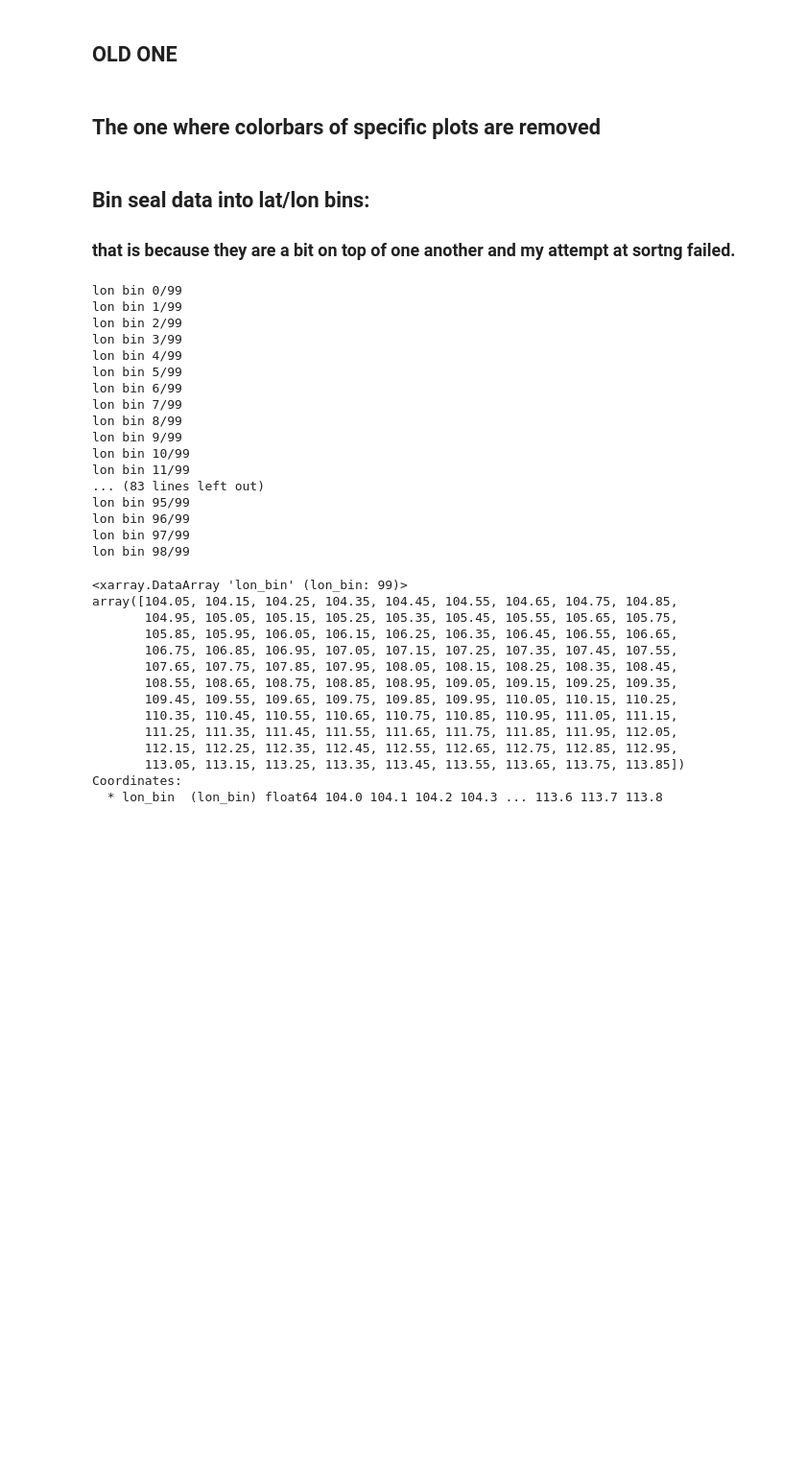
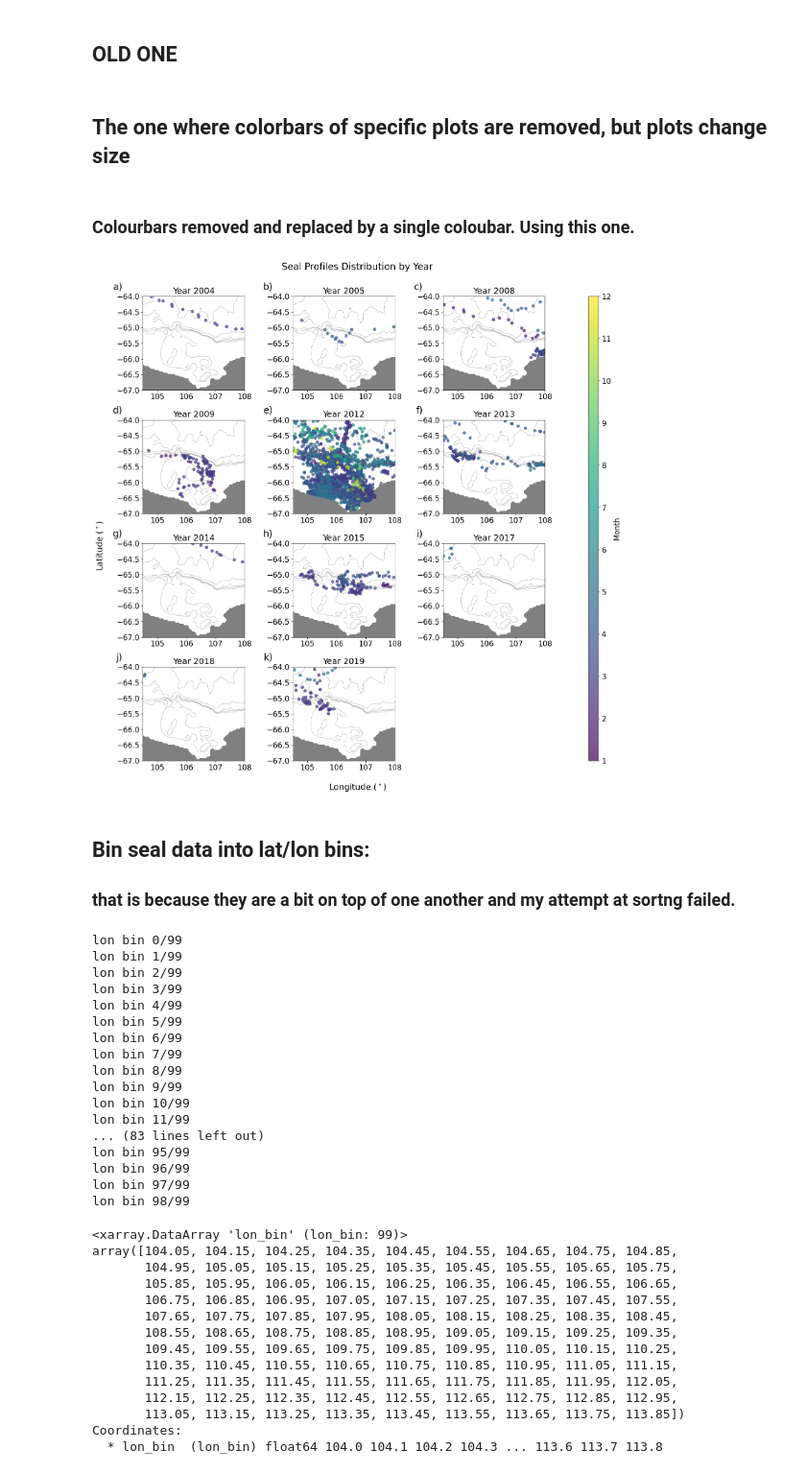
Before and after one commit to ribeiron/ScriptsChapter3, a Jupyter notebook: Fig2a-b.ipynb, the cells around one changed output. Shown at 96% size. Drawn from its saved outputs; the diff is of its cells as text; code cells hidden in the pictures; blank space fills up the shorter version.

Commit message:
removing extra coloubars

```diff
--- a/Fig2a-b.ipynb
+++ b/Fig2a-b.ipynb
@@ -620,7 +622,7 @@ plt.tight_layout()
 # Show the plot
 plt.show()
 # %% [markdown]
-## The one where colorbars of specific plots are removed
+## The one where colorbars of specific plots are removed, but plots change size
 # %%
 
 import matplotlib.pyplot as plt
@@ -717,6 +719,83 @@ plt.savefig(filestr, dpi=600, bbox_inches='tight')
 
 # Show the plot
 plt.show()
+# %% [markdown]
+### Colourbars removed and replaced by a single coloubar. Using this one.
+# %%
+import matplotlib.pyplot as plt
+import numpy as np
+import matplotlib.gridspec as gridspec
+
+# Sample data
+years = np.array([2004, 2005, 2008, 2009, 2012, 2013, 2014, 2015, 2017, 2018, 2019])
+
+# Calculate subplot grid size
+num_cols = 3
+num_rows = -(-len(years) // num_cols)  # Ceiling division
+
+# Create figure and grid spec
+fig = plt.figure(figsize=(16, 16))
+gs = gridspec.GridSpec(num_rows, num_cols + 1, width_ratios=[1] * num_cols + [0.05])  # Extra column for colorbar
+
+axs = [fig.add_subplot(gs[i // num_cols, i % num_cols]) for i in range(len(years))]
+
+alphabet = 'abcdefghijklmnopqrstuvwxyz'
+scatters = []
+
+for i, year in enumerate(years):
+    ax = axs[i]
+
+    # Replace with actual data
+    year_data = profile_data_copy['year_obs'].values
+    indices = np.where(year_data == year)[0]
+
+    if len(indices) > 0:
+        lat_data = profile_data_copy['lat_obs'].values[indices]
+        lon_data = profile_data_copy['lon_obs'].values[indices] - 360
+        month_data = profile_data_copy['month_obs'].values[indices]
+
+        scatter = ax.scatter(lon_data, lat_data, c=month_data, cmap='viridis', alpha=0.7, vmin=1, vmax=12)
+        scatters.append(scatter)
+
+        ax.contour(ht.xt_ocean, ht.yt_ocean, ht, levels=[600, 800, 1000, 2000, 3000], colors='gray', linewidths=0.5)
+        ax.contourf(ht.xt_ocean, ht.yt_ocean, land_mask, colors='grey')
+
+        ax.set_title(f'Year {year}', fontsize=18)
+        ax.tick_params(labelsize=16)
+        ax.set_ylim((-67, -64))
+        ax.set_xlim((-255, -248))
+        ax.set_xticklabels([-255 + 359, -254 + 359, -253 + 359, -252 + 359, -251 + 359, -250 + 359, -249 + 359, -248 + 359])
+
+        ax.text(-0.2, 1.15, f'{alphabet[i]})', transform=ax.transAxes, fontsize=20, va='top', ha='right')
+
+    else:
+        ax.set_visible(False)
+
+# Create a single vertical colorbar on the right side
+gs = gridspec.GridSpec(num_rows, num_cols + 1, width_ratios=[1] * num_cols + [0.1])
+cbar_ax = fig.add_subplot(gs[:, -1])  # Assign the last column for the colorbar
+cbar = fig.colorbar(scatters[0], cax=cbar_ax, ticks=np.arange(1, 13), orientation='vertical')
+cbar.set_label('Month', fontsize=16)
+cbar.ax.tick_params(labelsize=16)
+
+# Add overall labels
+fig.text(0.5, 0.05, 'Longitude ($^\circ$)', ha='center', va='center', fontsize=18)
+fig.text(0.02, 0.5, 'Latitude ($^\circ$)', ha='center', va='center', rotation='vertical', fontsize=18)
+fig.text(0.5, 1.02, 'Seal Profiles Distribution by Year', ha='center', va='center', fontsize=20)
+
+
+# Adjust layout to prevent text overlap
+plt.tight_layout(rect=[0.08, 0.08, 1, 1])  # Leaves space at the left (8%) and bottom (8%)
+fig.subplots_adjust(left=0.1, bottom=0.1)  # Further fine-tuning
+
+# Save the plot
+figdir = '/g/data/v45/ns3783/ScriptsChapter3/Figures/'
+filestr = figdir + 'SI_seal_distribution_year_vs_month_test.png'
+plt.savefig(filestr, dpi=600, bbox_inches='tight')
+
+plt.show()
+# %% [output]
+[figure, added]
 # %% [markdown]
 ## Bin seal data into lat/lon bins:
 ### that is because they are a bit on top of one another and my attempt at sortng failed.
```
Also changed, not shown: parts of 6 cells of this notebook, 1 other file.
